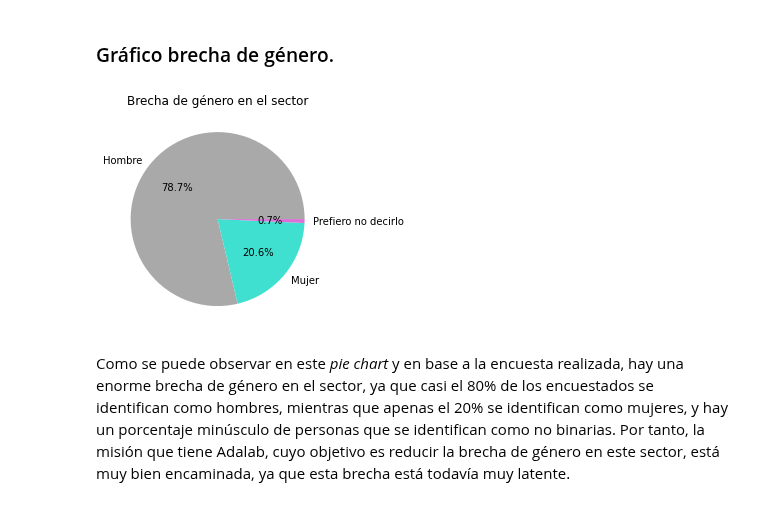
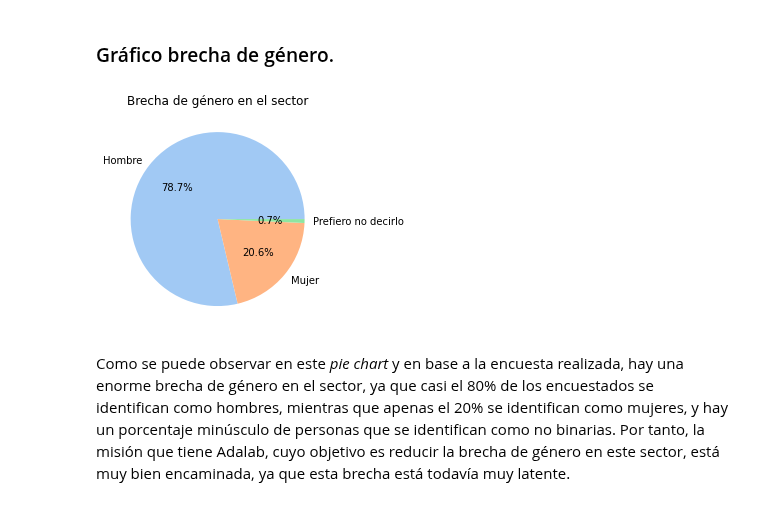
Before and after one commit to MonicaSL110/proyecto-transformacion-digital, a Jupyter notebook: preguntas_graficas.ipynb, the cells around one changed output. Cells and saved outputs as stored; diff of their text form; code cells hidden in the pictures.

Commit message:
cambio colores piechart

```diff
--- a/preguntas_graficas.ipynb
+++ b/preguntas_graficas.ipynb
@@ -59,10 +59,12 @@ df_explode.head(1)
 # %% [markdown]
 ### Gráfico brecha de género.
 # %%
-fig = plt.pie(df['gender'].value_counts()[:3],labels= ['Hombre','Mujer','Prefiero no decirlo'],autopct='%1.1f%%',  colors = ['darkgrey','turquoise','orchid']);
+colors = sns.color_palette('pastel')[0:3]
+
+fig = plt.pie(df['gender'].value_counts()[:3],labels= ['Hombre','Mujer','Prefiero no decirlo'],autopct='%1.1f%%',  colors = colors);
 plt.title('Brecha de género en el sector');
 # %% [output]
-[figure, old version]
+[figure, new version]
 # %% [markdown]
 Como se puede observar en este *pie chart* y en base a la encuesta realizada, hay una enorme brecha de género en el sector, ya que casi el 80% de los encuestados se identifican como hombres, mientras que apenas el 20% se identifican como mujeres, y hay un porcentaje minúsculo de personas que se identifican como no binarias. Por tanto, la misión que tiene Adalab, cuyo objetivo es reducir la brecha de género en este sector, está muy bien encaminada, ya que esta brecha está todavía muy latente.
 # %% [markdown]
```
Also changed, not shown: parts of 1 cell of this notebook.
